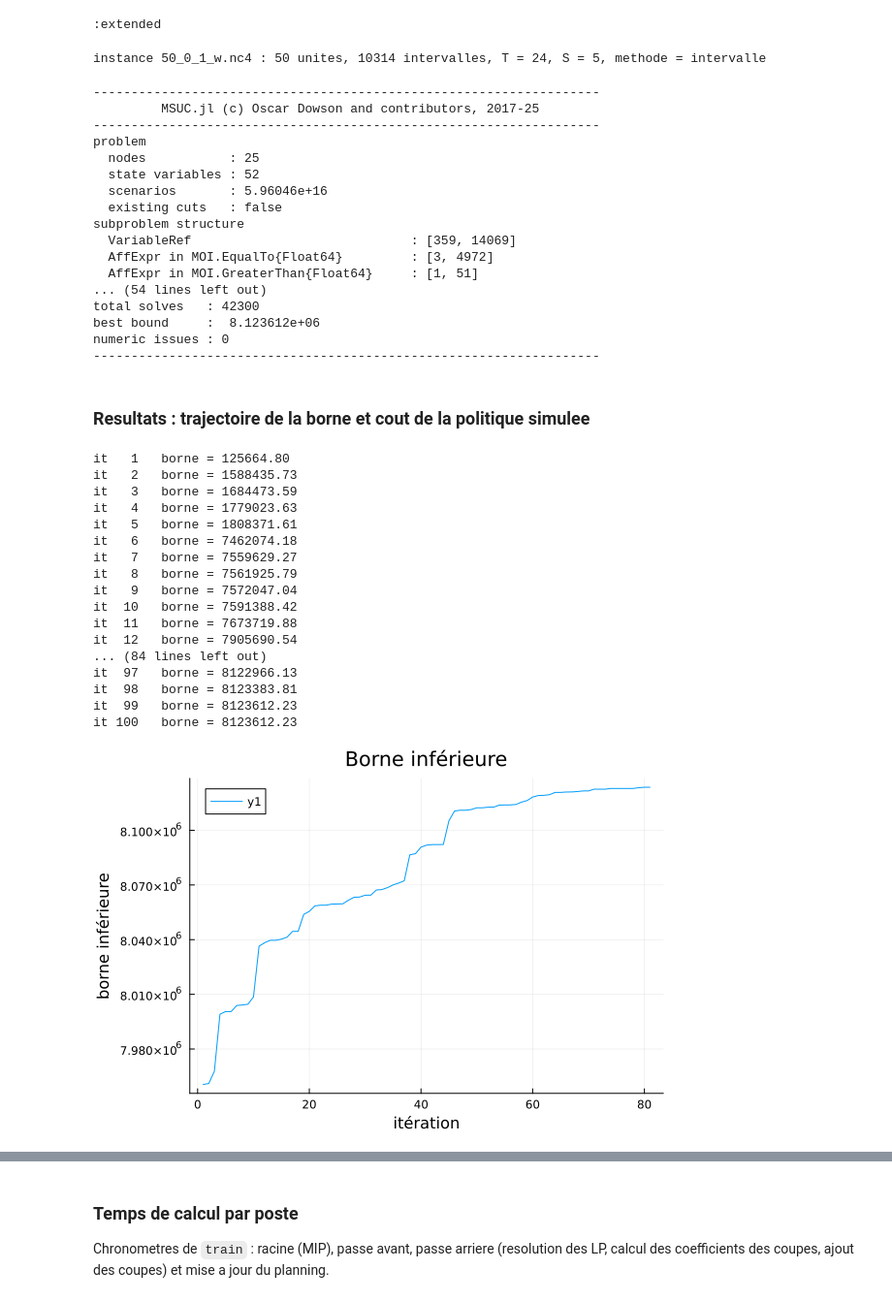
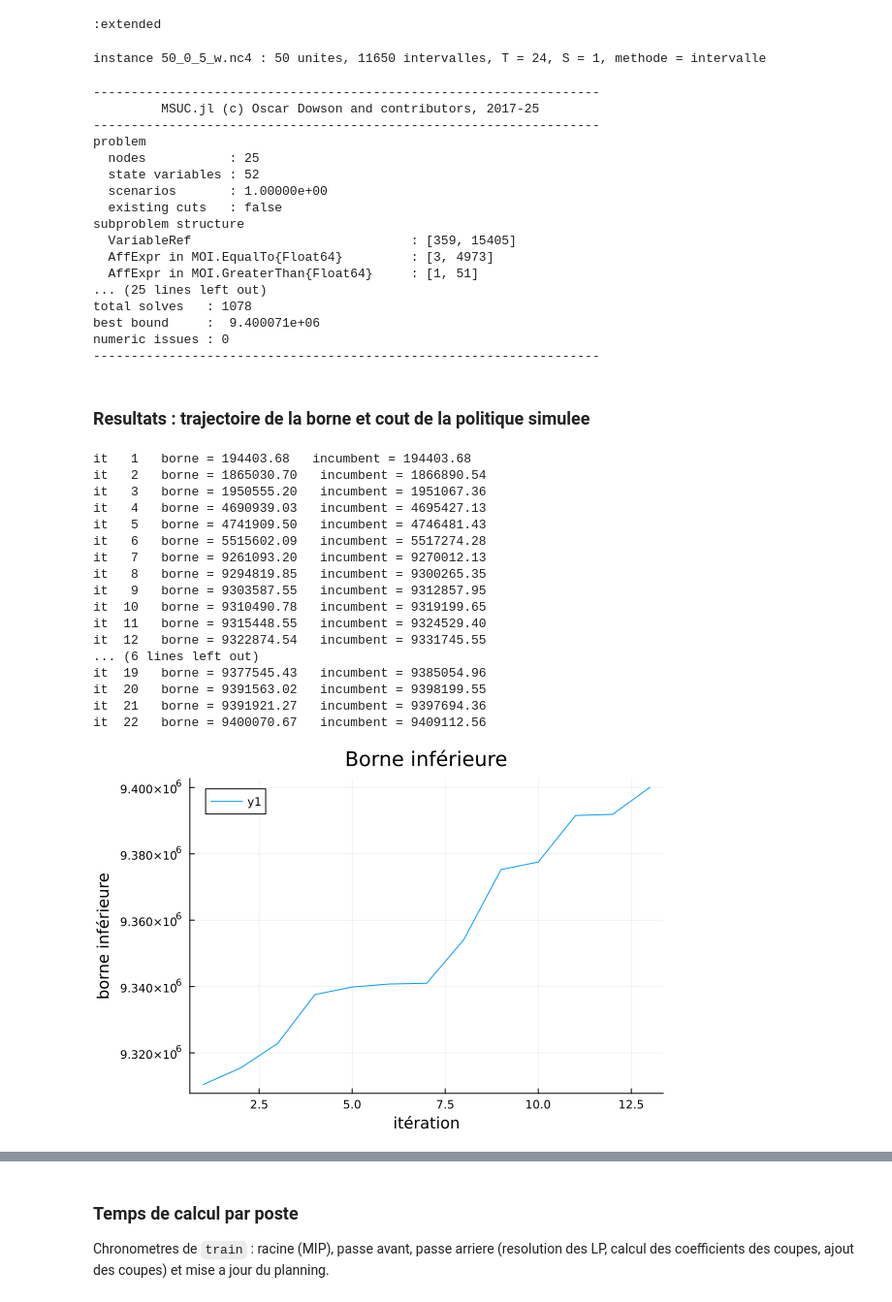
Before and after one commit to MathisAzema/MSUC, a Jupyter notebook: validation.ipynb, the cells around one changed output, grey strips where cells are left out. Shown at 97% size. Saved outputs shown, nothing was run; the diff lists cells and outputs as text; code cells hidden in the pictures.

```diff
--- a/validation.ipynb
+++ b/validation.ipynb
@@ -32,13 +32,13 @@ Set parameter LicenseID to value 2818369
 Academic license - for non-commercial use only - expires 2027-05-05
 #2 (generic function with 1 method)
 # %%
-INSTANCE    = "Data/T-Ramp/50_0_1_w.nc4"  # chemin vers le fichier .nc4
+INSTANCE    = "Data/T-Ramp/50_0_5_w.nc4"  # chemin vers le fichier .nc4
 T           = 24                           # horizon (nombre de pas de temps)
-S           = 5                            # nombre de scenarios (support de l'innovation ARMA)
-FORCE       = 1.0                          # amplitude de l'alea (0.0 = deterministe)
-ITERATIONS  = 100                          # nombre d'iterations SDDP
+S           = 1                            # nombre de scenarios (support de l'innovation ARMA)
+SIGMA       = 1.0                          # amplitude de l'alea : multiplie l'ecart-type de l'innovation ARMA (0.0 = deterministe)
+ITERATIONS  = 22                          # nombre d'iterations SDDP
 MIP_GAP     = 1e-3                         # ecart d'optimalite du MIP racine : 1e-2 = 1 %, 1e-3 = 0.1 %, nothing = defaut du solveur (1e-4)
-PASSES_PER_MIP = 3                         # passes avant/arriere (LP) par resolution du MIP racine : 1 = usuel, 5 ou 10 = plus de coupes entre deux MIP ; ITERATIONS compte alors des cycles
+PASSES_PER_MIP = 1                         # passes avant/arriere (LP) par resolution du MIP racine : 1 = usuel, 5 ou 10 = plus de coupes entre deux MIP ; ITERATIONS compte alors des cycles
 PRINT_LEVEL = 1                            # 0 = silencieux, 1 = log complet de MSUC.train
 
 # :threebin  -> formulation 3-bin  (Sect. 2 de l'article, coupes (12))
@@ -53,18 +53,19 @@ FORMULATIONS = Dict(
 )
 builder, method, label = FORMULATIONS[METHOD]
 
-instance = MSUC.parse_nc4(INSTANCE, optimizer, T; S = S)
+instance = MSUC.parse_nc4(INSTANCE, optimizer, T; S = S, sigma = SIGMA)
 @printf("instance %s : %d unites, %d intervalles, T = %d, S = %d, methode = %s\n",
         basename(INSTANCE), instance.N,
         sum(length(u.intervals) for u in instance.Thermalunits), T, S, label)
 # %% [output]
-instance 50_0_1_w.nc4 : 50 unites, 10314 intervalles, T = 24, S = 5, methode = intervalle
+instance 50_0_5_w.nc4 : 50 unites, 11650 intervalles, T = 24, S = 1, methode = intervalle
 # %%
 model = MSUC.PolicyGraph(
-    builder, instance, FORCE, MSUC.Graph(T + 1), method;
+    builder, instance, 1.0, MSUC.Graph(T + 1), method;   # force = 1 : l'amplitude de l'alea est donnee par SIGMA
     lower_bound = 0.0, optimizer = optimizer,
 )
 
+Random.seed!(MSUC.SEED)   # meme graine que `train_job` (runSMS.jl) : les runs sont reproductibles
 MSUC.train(model; iteration_limit = ITERATIONS, mip_gap = MIP_GAP,
             passes_per_mip = PASSES_PER_MIP, print_level = PRINT_LEVEL)
 # %% [output]
@@ -74,15 +75,15 @@ MSUC.train(model; iteration_limit = ITERATIONS, mip_gap = MIP_GAP,
 problem
   nodes           : 25
   state variables : 52
-  scenarios       : 5.96046e+16
+  scenarios       : 1.00000e+00
   existing cuts   : false
 subproblem structure
-  VariableRef                             : [359, 14069]
-  AffExpr in MOI.EqualTo{Float64}         : [3, 4972]
+  VariableRef                             : [359, 15405]
+  AffExpr in MOI.EqualTo{Float64}         : [3, 4973]
   AffExpr in MOI.GreaterThan{Float64}     : [1, 51]
-... (54 lines left out)
-total solves   : 42300
-best bound     :  8.123612e+06
+... (25 lines left out)
+total solves   : 1078
+best bound     :  9.400071e+06
 numeric issues : 0
 -------------------------------------------------------------------
 # %% [markdown]
@@ -90,27 +91,27 @@ numeric issues : 0
 # %%
 using Plots
 log = model.most_recent_training_results.log
 for l in log
-    @printf("it %3d   borne = %.2f\n", l.iteration, l.bound)
+    @printf("it %3d   borne = %.2f   incumbent = %.2f\n", l.iteration, l.bound, l.incumbent)
 end
-plot([l.bound for l in log if l.iteration >= 20], title = "Borne inférieure", xlabel = "itération", ylabel = "borne inférieure")
+plot([l.bound for l in log if l.iteration >= 10], title = "Borne inférieure", xlabel = "itération", ylabel = "borne inférieure")
 # %% [output]
-it   1   borne = 125664.80
-it   2   borne = 1588435.73
-it   3   borne = 1684473.59
-it   4   borne = 1779023.63
-it   5   borne = 1808371.61
-it   6   borne = 7462074.18
-it   7   borne = 7559629.27
-it   8   borne = 7561925.79
-it   9   borne = 7572047.04
-it  10   borne = 7591388.42
-it  11   borne = 7673719.88
-it  12   borne = 7905690.54
-... (84 lines left out)
-it  97   borne = 8122966.13
-it  98   borne = 8123383.81
-it  99   borne = 8123612.23
-it 100   borne = 8123612.23
+it   1   borne = 194403.68   incumbent = 194403.68
+it   2   borne = 1865030.70   incumbent = 1866890.54
+it   3   borne = 1950555.20   incumbent = 1951067.36
+it   4   borne = 4690939.03   incumbent = 4695427.13
+it   5   borne = 4741909.50   incumbent = 4746481.43
+it   6   borne = 5515602.09   incumbent = 5517274.28
+it   7   borne = 9261093.20   incumbent = 9270012.13
+it   8   borne = 9294819.85   incumbent = 9300265.35
+it   9   borne = 9303587.55   incumbent = 9312857.95
+it  10   borne = 9310490.78   incumbent = 9319199.65
+it  11   borne = 9315448.55   incumbent = 9324529.40
+it  12   borne = 9322874.54   incumbent = 9331745.55
+... (6 lines left out)
+it  19   borne = 9377545.43   incumbent = 9385054.96
+it  20   borne = 9391563.02   incumbent = 9398199.55
+it  21   borne = 9391921.27   incumbent = 9397694.36
+it  22   borne = 9400070.67   incumbent = 9409112.56
-[figure, old version]
+[figure, new version]
 # %%
```
Also changed, not shown: parts of 3 cells of this notebook, 8 other files.
